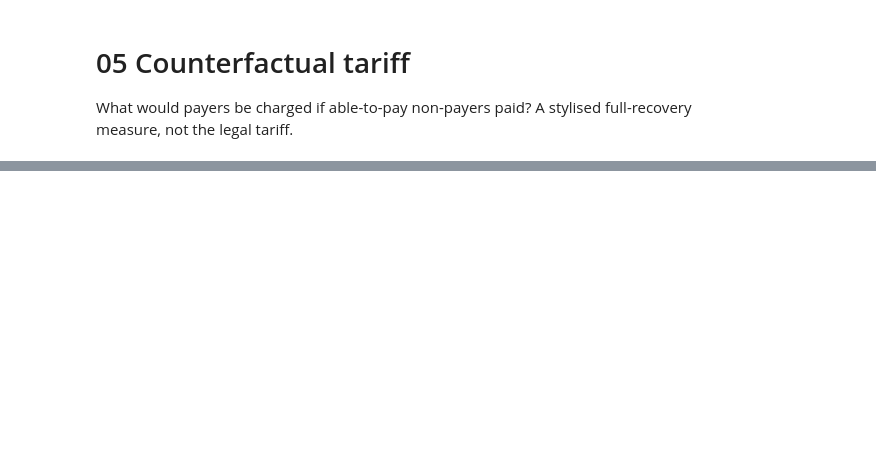
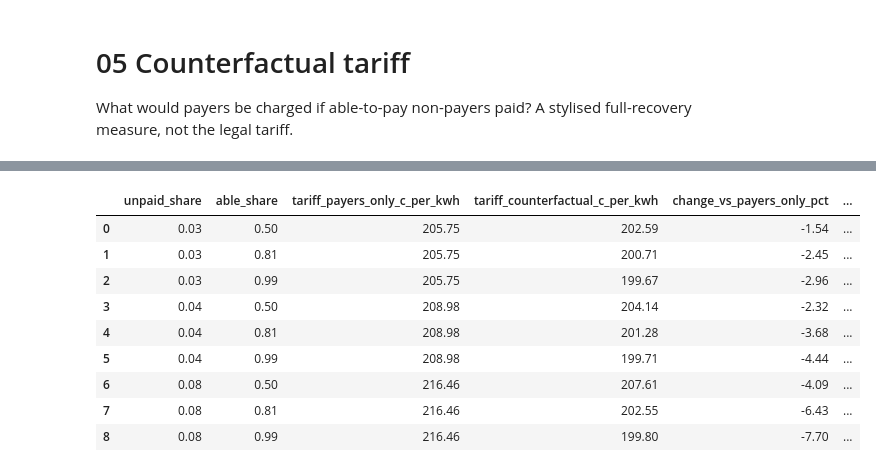
Before and after one commit to mmjmokoena-sketch/sa-electricity-nonpayment, a Jupyter notebook: projects/a_who_pays/notebooks/05_counterfactual_tariff.ipynb, the cells around one changed output, grey strips where cells are left out. Drawn from its saved outputs; the diff is of its cells as text; code cells hidden in the pictures; blank space fills up the shorter version.

Commit message:
Complete notebooks 02 to 07 with answers

```diff
--- a/projects/a_who_pays/notebooks/05_counterfactual_tariff.ipynb
+++ b/projects/a_who_pays/notebooks/05_counterfactual_tariff.ipynb
@@ -38,3 +51,26 @@ grid.round(2)
+# %%
+# The same grid, using the data-based able-to-pay shares from notebook 04 (10% line)
+import copy
+from src.a_who_pays import split
+
+nonpayers = split.nonpayers_by_province(ghs)
+s10 = split.split_summary(split.unable_bounds(ies, nonpayers, 0.10), 0.10)
+cfg_data = copy.deepcopy(cfg)
+cfg_data["scenarios"]["able_to_pay_share"] = [s10["able_share_low"], s10["able_share_mid"], s10["able_share_high"]]
+grid_data = cf.scenario_grid(cfg_data)
+grid_data[["unpaid_share", "able_share", "tariff_payers_only_c_per_kwh", "tariff_counterfactual_c_per_kwh",
+           "change_vs_payers_only_pct", "recoverable_rand_bn"]].round(2)
+# %% [output]
+|  | unpaid_share | able_share | tariff_payers_only_c_per_kwh | tariff_counterfactual_c_per_kwh | change_vs_payers_only_pct | ... |
+| 0 | 0.03 | 0.50 | 205.75 | 202.59 | -1.54 | ... |
+| 1 | 0.03 | 0.81 | 205.75 | 200.71 | -2.45 | ... |
+| 2 | 0.03 | 0.99 | 205.75 | 199.67 | -2.96 | ... |
+| 3 | 0.04 | 0.50 | 208.98 | 204.14 | -2.32 | ... |
+| 4 | 0.04 | 0.81 | 208.98 | 201.28 | -3.68 | ... |
+| 5 | 0.04 | 0.99 | 208.98 | 199.71 | -4.44 | ... |
+| 6 | 0.08 | 0.50 | 216.46 | 207.61 | -4.09 | ... |
+| 7 | 0.08 | 0.81 | 216.46 | 202.55 | -6.43 | ... |
+| 8 | 0.08 | 0.99 | 216.46 | 199.80 | -7.70 | ... |
 # %%
 for u, g in grid.groupby("unpaid_share"):
     plt.plot(g["able_share"] * 100, g["change_vs_payers_only_pct"],
```
Also changed, not shown: parts of 10 cells of this notebook, 3 other files.
